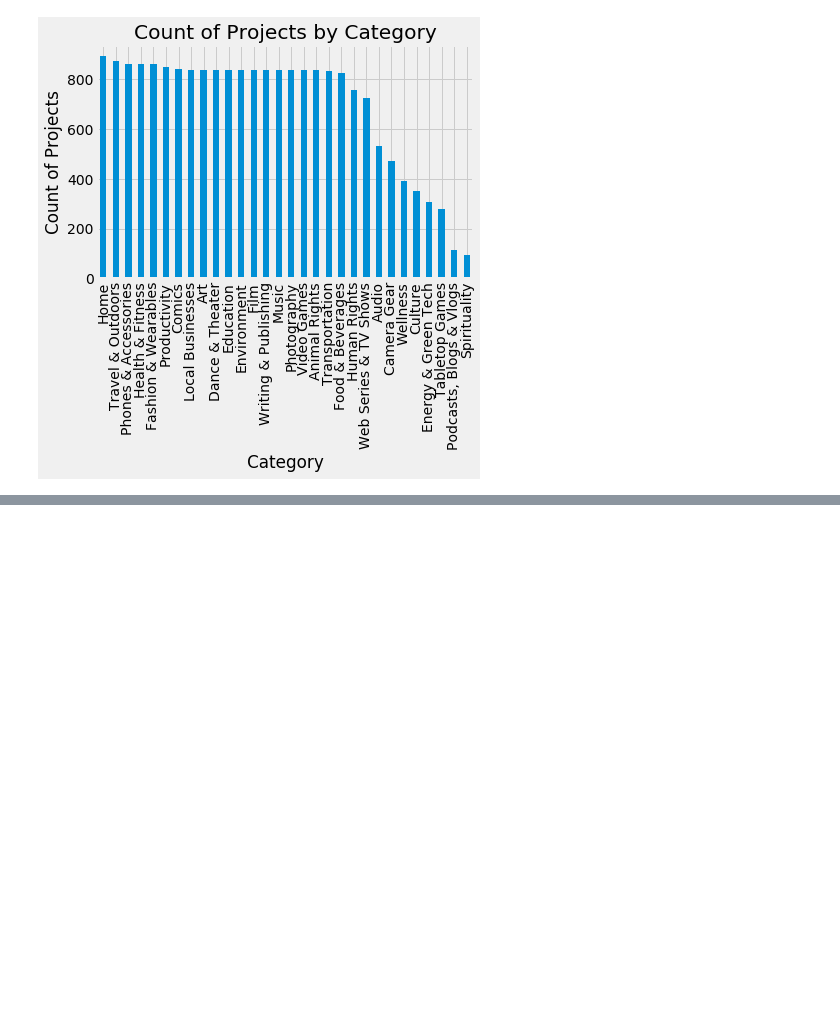
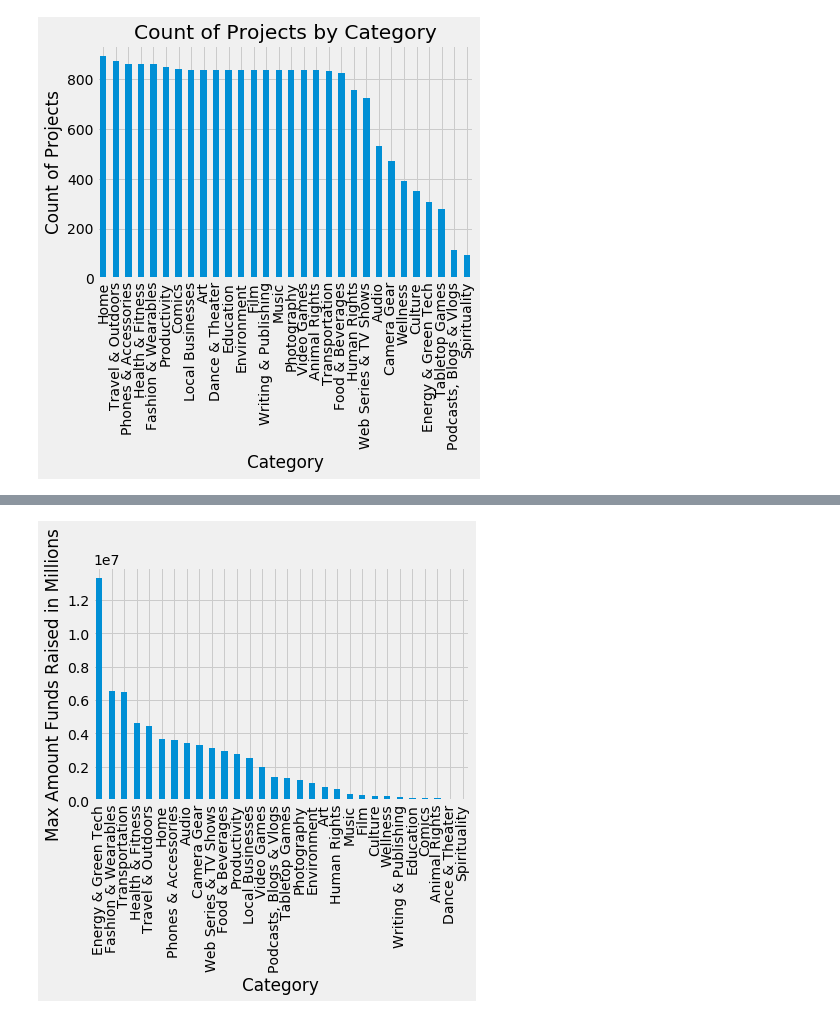
Before and after one commit to kimkxle/DS-SF-42, a Jupyter notebook: FinalProject_KimLe/finalproject_kimle.ipynb, the cells around one changed output, grey strips where cells are left out. Cells and saved outputs as stored; diff of their text form; code cells hidden in the pictures; blank space fills up the shorter version.

```diff
--- a/FinalProject_KimLe/finalproject_kimle.ipynb
+++ b/FinalProject_KimLe/finalproject_kimle.ipynb
@@ -136,0 +239,2 @@ Name: 19448, dtype: object
+# %%
+df["close_date"] = df.close_date.convert_objects(convert_numeric=True)
@@ -136,0 +255,2 @@ Name: 19448, dtype: object
+# %%
+df['close_date'] = pd.to_datetime(df['close_date'])
@@ -161,3 +282,3 @@ Name: funds_raised_percent, Length: 20970, dtype: object
 # %%
-df['funds_raised_percent'] = df.funds_raised_percent.astype(float)
+df[(df.funds_raised_percent>=1)]
 # %% [output]
@@ -239,7 +405,5 @@ plt.show( )
 # %%
-#df[(df.funds_raised_percent>=1)]
 
-df.loc[df.is_indemand=='True']
-
-df[(df.is_indemand=='True')]
+df['Metgoal'] = df.funds_raised_percent.apply(lambda funds_raised_percent: (funds_raised_percent > 1))
+df
 # %% [output]
@@ -246,0 +428,9 @@ TypeError: invalid type comparison
+# %%
+df.groupby('category')['funds_raised_amount'].max().sort_values(ascending=False).plot(kind='bar')
+
+#plt.title("Max Amount Funded by Project Category")
+plt.xlabel("Category")
+plt.ylabel("Max Amount Funds Raised in Millions")
+plt.show( )
+# %% [output]
+[figure, added]
```
Also changed, not shown: parts of 73 cells of this notebook, 3 other files.
